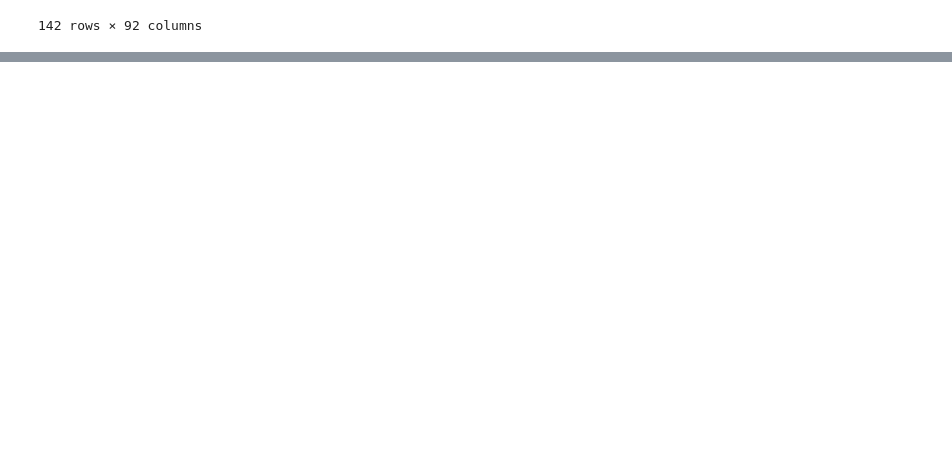
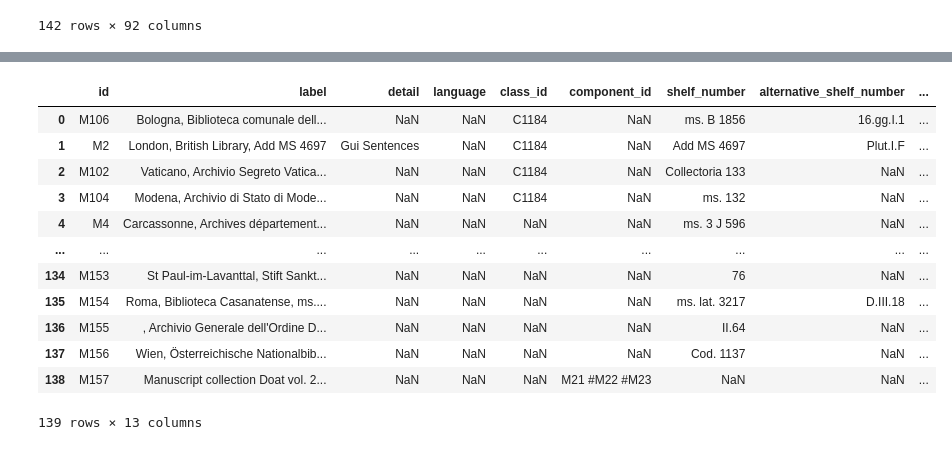
Before and after one commit to tomaham/InkVisitor, a Jupyter notebook: packages/database/scripts/parse-development.ipynb, the cells around one changed output, grey strips where cells are left out. Drawn from its saved outputs; the diff is of its cells as text; code cells hidden in the pictures; blank space fills up the shorter version.

```diff
--- a/packages/database/scripts/parse-development.ipynb
+++ b/packages/database/scripts/parse-development.ipynb
@@ -134,0 +265,5 @@ tables['texts']
+# %%
+manuscripts_parser = Parser(header_infos['manuscripts'], tables['manuscripts'], 2, d.logger)
+manuscripts_parser.process_header_instructions()
+manuscripts_parser.prepare_input_table()
+# %% [output]
@@ -134,0 +272,13 @@ tables['texts']
+|  | id | label | detail | language | class_id | component_id | shelf_number | alternative_shelf_number | ... |
+| 0 | M106 | Bologna, Biblioteca comunale dell... | NaN | NaN | C1184 | NaN | ms. B 1856 | 16.gg.I.1 | ... |
+| 1 | M2 | London, British Library, Add MS 4697 | Gui Sentences | NaN | C1184 | NaN | Add MS 4697 | Plut.I.F | ... |
+| 2 | M102 | Vaticano, Archivio Segreto Vatica... | NaN | NaN | C1184 | NaN | Collectoria 133 | NaN | ... |
+| 3 | M104 | Modena, Archivio di Stato di Mode... | NaN | NaN | C1184 | NaN | ms. 132 | NaN | ... |
+| 4 | M4 | Carcassonne, Archives département... | NaN | NaN | NaN | NaN | ms. 3 J 596 | NaN | ... |
+| ... | ... | ... | ... | ... | ... | ... | ... | ... | ... |
+| 134 | M153 | St Paul-im-Lavanttal, Stift Sankt... | NaN | NaN | NaN | NaN | 76 | NaN | ... |
+| 135 | M154 | Roma, Biblioteca Casanatense, ms.... | NaN | NaN | NaN | NaN | ms. lat. 3217 | D.III.18 | ... |
+| 136 | M155 | , Archivio Generale dell'Ordine D... | NaN | NaN | NaN | NaN | II.64 | NaN | ... |
+| 137 | M156 | Wien, Österreichische Nationalbib... | NaN | NaN | NaN | NaN | Cod. 1137 | NaN | ... |
+| 138 | M157 | Manuscript collection Doat vol. 2... | NaN | NaN | NaN | M21 #M22 #M23 | NaN | NaN | ... |
+139 rows × 13 columns
```
Also changed, not shown: parts of 12 cells of this notebook, 1 other file.
